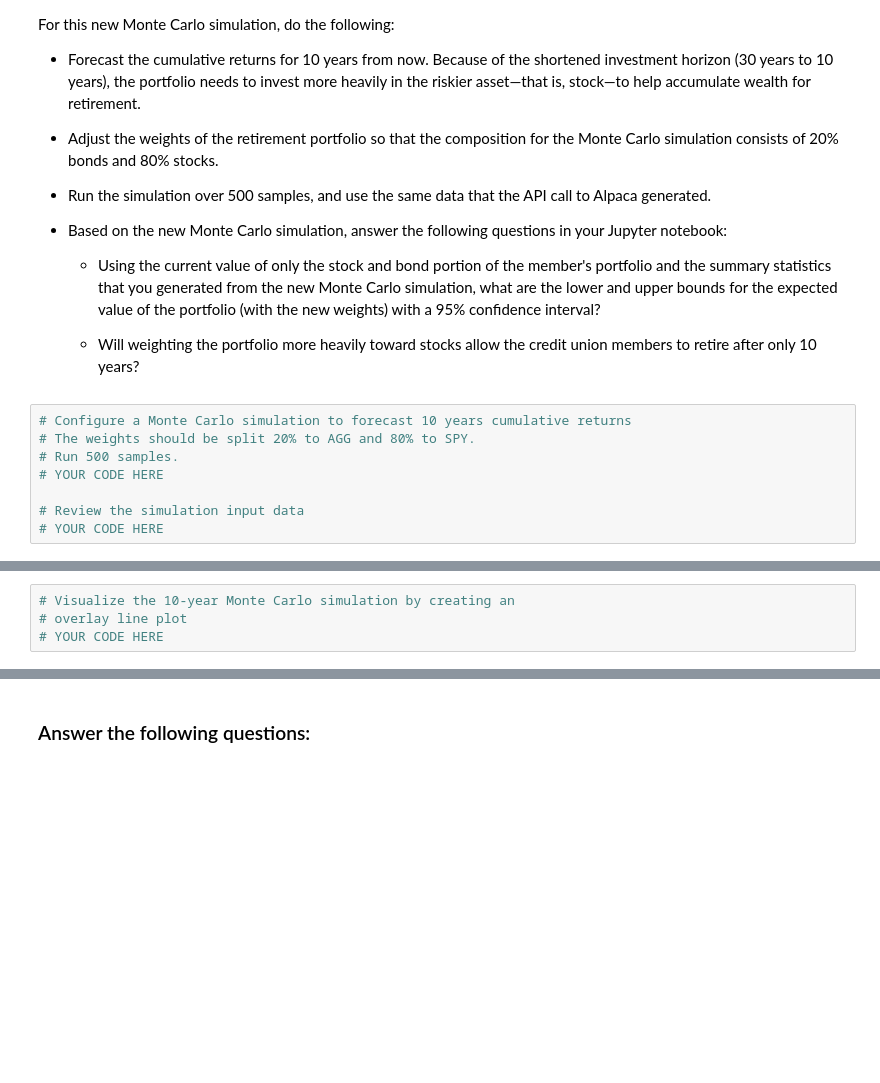
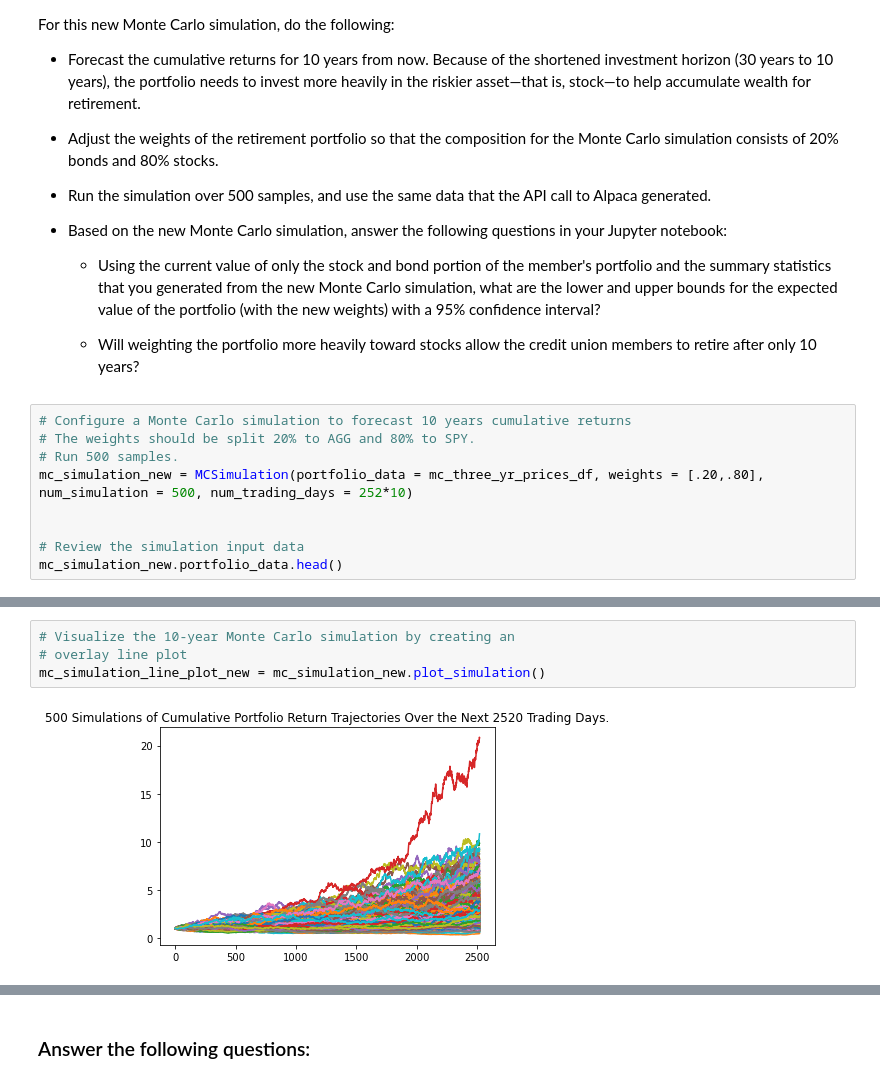
Before and after one commit to sidbetatester/financial_planner, a Jupyter notebook: financial_planning_tools.ipynb, the cells around one changed output, grey strips where cells are left out. Saved outputs shown, nothing was run; the diff lists cells and outputs as text; blank space fills up the shorter version.

```diff
--- a/financial_planning_tools.ipynb
+++ b/financial_planning_tools.ipynb
@@ -639,7 +639,8 @@ For this new Monte Carlo simulation, do the following:
 # Configure a Monte Carlo simulation to forecast 10 years cumulative returns
 # The weights should be split 20% to AGG and 80% to SPY.
 # Run 500 samples.
-# YOUR CODE HERE
+mc_simulation_new = MCSimulation(portfolio_data = mc_three_yr_prices_df, weights = [.20,.80], num_simulation = 500, num_trading_days = 252*10)
+
 
 # Review the simulation input data
-# YOUR CODE HERE
+mc_simulation_new.portfolio_data.head()
@@ -649,7 +701,9 @@ For this new Monte Carlo simulation, do the following:
 # %%
 # Visualize the 10-year Monte Carlo simulation by creating an
 # overlay line plot
-# YOUR CODE HERE
+mc_simulation_line_plot_new = mc_simulation_new.plot_simulation()
+# %% [output]
+[figure, added]
 # %%
 # Visualize the probability distribution of the 10-year Monte Carlo simulation
 # by plotting a histogram
```
Also changed, not shown: parts of 25 cells of this notebook.
